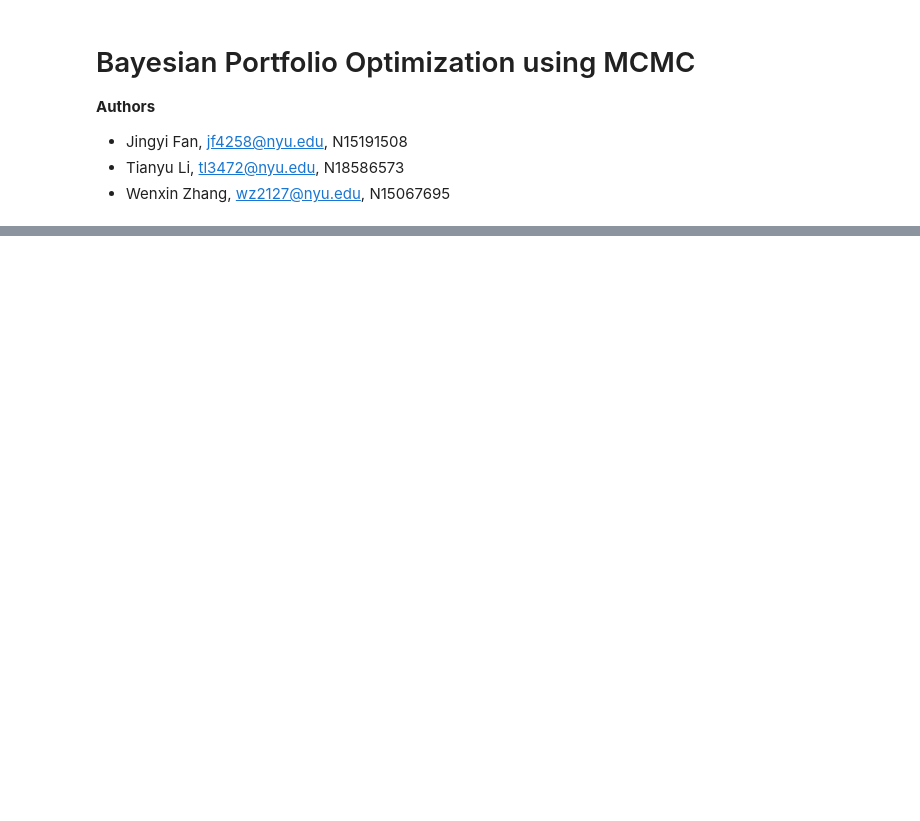
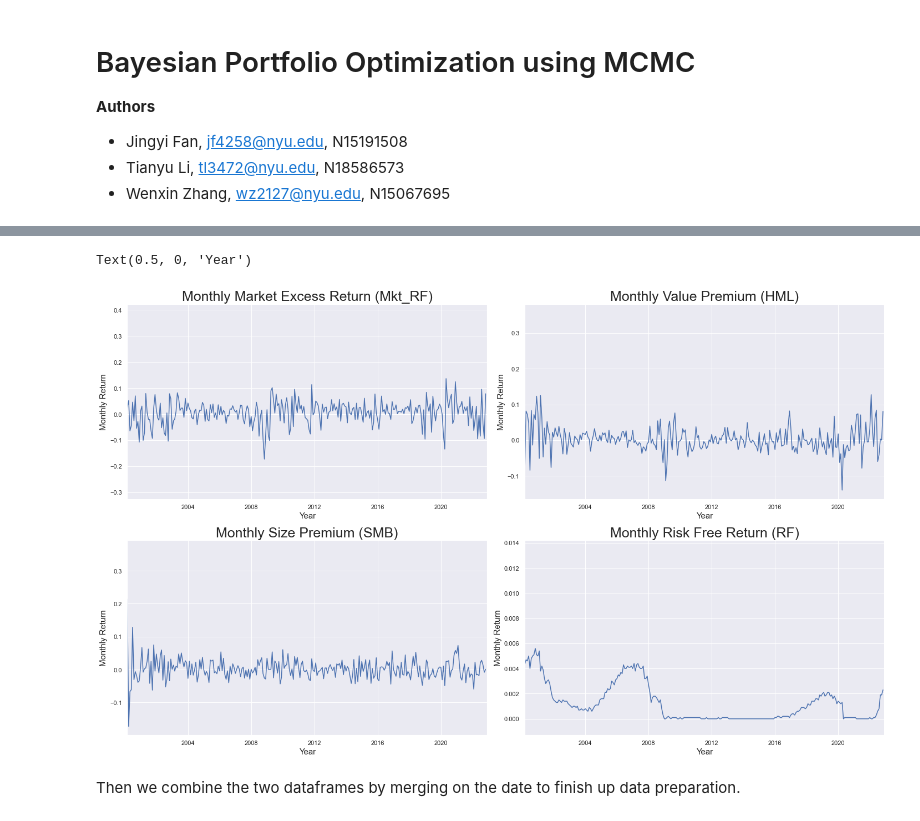
Before and after one commit to tl3472/GA4002-FinalProject, a Jupyter notebook: Fan-Li-Zhang-MCMC.ipynb, the cells around one changed output, grey strips where cells are left out. Cells and saved outputs as stored; diff of their text form; code cells hidden in the pictures; blank space fills up the shorter version.

```diff
--- a/Fan-Li-Zhang-MCMC.ipynb
+++ b/Fan-Li-Zhang-MCMC.ipynb
@@ -255,0 +112,3 @@ pre_ret
+# %%
+stock_returns = stock_data['Adj Close'].resample('M').last().pct_change()[1:]
+stock_returns.head()
@@ -255,0 +143,31 @@ pre_ret
+# %%
+fig, axs = plt.subplots(2, 2, sharey=False, tight_layout=True,figsize=(20, 12))
+
+axs[0][0].plot(ff3_monthly['Mkt_RF'])
+axs[0][0].set_title("Monthly Market Excess Return (Mkt_RF)", size=25)
+axs[0][0].set_xlim(min(stock_returns.index.to_list()), max(stock_returns.index.to_list()))
+axs[0][0].set_ylabel("Monthly Return", size=15)
+axs[0][0].set_xlabel("Year", size=15)
+
+axs[1][0].plot(ff3_monthly['SMB'])
+axs[1][0].set_title("Monthly Size Premium (SMB)", size=25)
+axs[1][0].set_xlim(min(stock_returns.index.to_list()), max(stock_returns.index.to_list()))
+axs[1][0].set_ylabel("Monthly Return", size=15)
+axs[1][0].set_xlabel("Year", size=15)
+
+axs[0][1].plot(ff3_monthly['HML'])
+axs[0][1].set_title("Monthly Value Premium (HML)", size=25)
+axs[0][1].set_xlim(min(stock_returns.index.to_list()), max(stock_returns.index.to_list()))
+axs[0][1].set_ylabel("Monthly Return", size=15)
+axs[0][1].set_xlabel("Year", size=15)
+
+axs[1][1].plot(ff3_monthly['RF'])
+axs[1][1].set_title("Monthly Risk Free Return (RF)", size=25)
+axs[1][1].set_xlim(min(stock_returns.index.to_list()), max(stock_returns.index.to_list()))
+axs[1][1].set_ylabel("Monthly Return", size=15)
+axs[1][1].set_xlabel("Year", size=15)
+# %% [output]
+Text(0.5, 0, 'Year')
+[figure, added]
+# %% [markdown]
+Then we combine the two dataframes by merging on the date to finish up data preparation.
```
Also changed, not shown: parts of 109 cells of this notebook.
